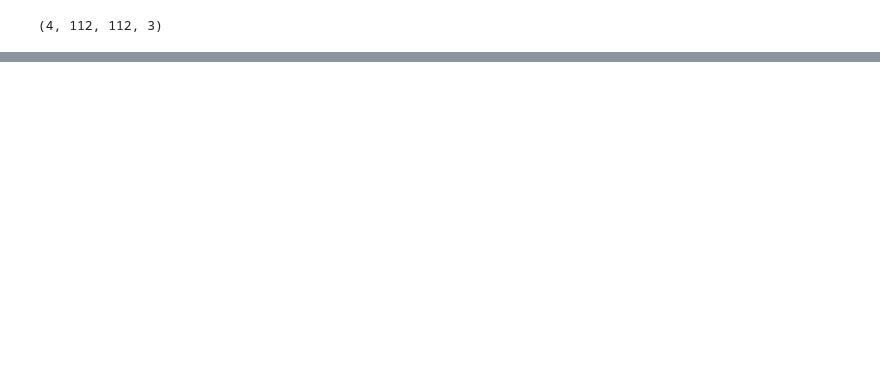
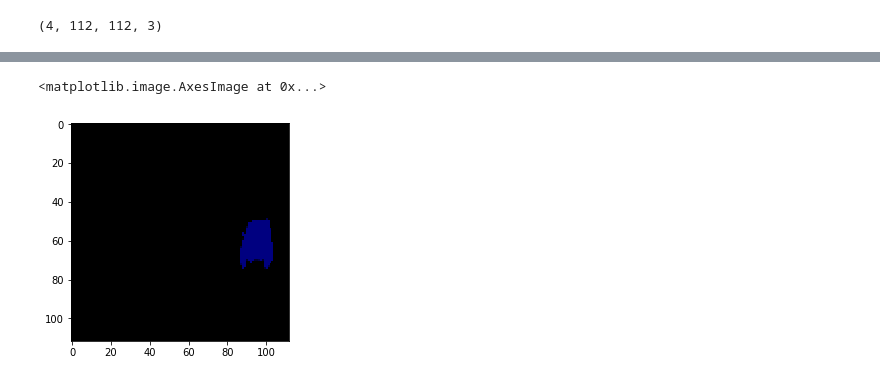
Before and after one commit to cvasii23/DS3DRFCNN_keras, a Jupyter notebook: DS3DRFCNN-v2.ipynb, the cells around one changed output, grey strips where cells are left out. Drawn from its saved outputs; the diff is of its cells as text; code cells hidden in the pictures; blank space fills up the shorter version.

```diff
--- a/DS3DRFCNN-v2.ipynb
+++ b/DS3DRFCNN-v2.ipynb
@@ -180 +197,4 @@ training   (min:    0.795, max:    0.984, cur:    0.984)
 <keras.callbacks.History at 0x...>
+# %%
+X_test = X_validation[0,:,:,:,:]
+y_test = y_validation[0,:,:,:,:]
@@ -180,0 +212,5 @@ training   (min:    0.795, max:    0.984, cur:    0.984)
+# %%
+plt.imshow(y_test[2,:,:,:])
+# %% [output]
+<matplotlib.image.AxesImage at 0x...>
+[figure, added]
```
Also changed, not shown: parts of 21 cells of this notebook, 1 other file.
